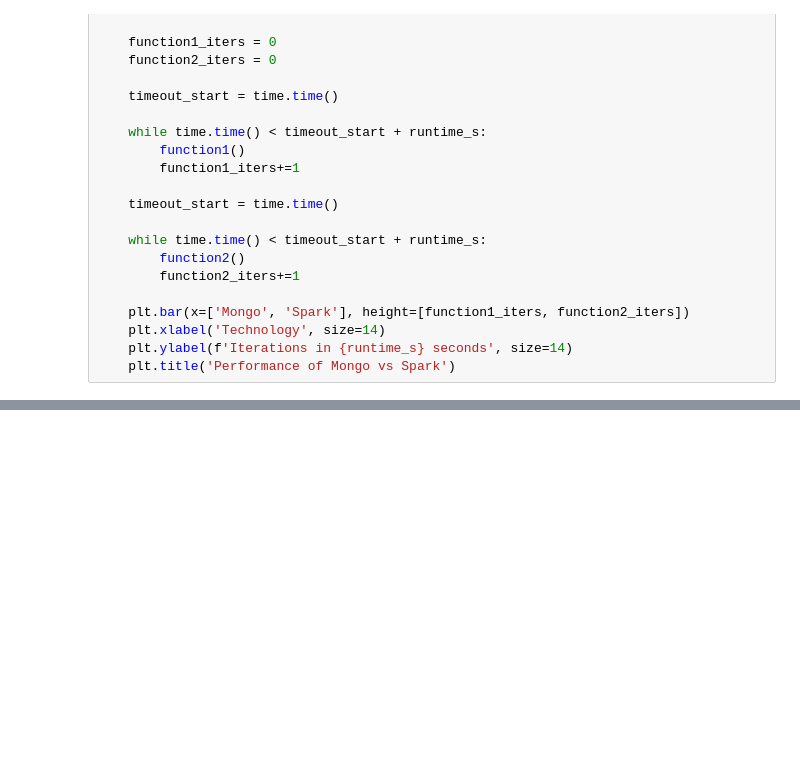
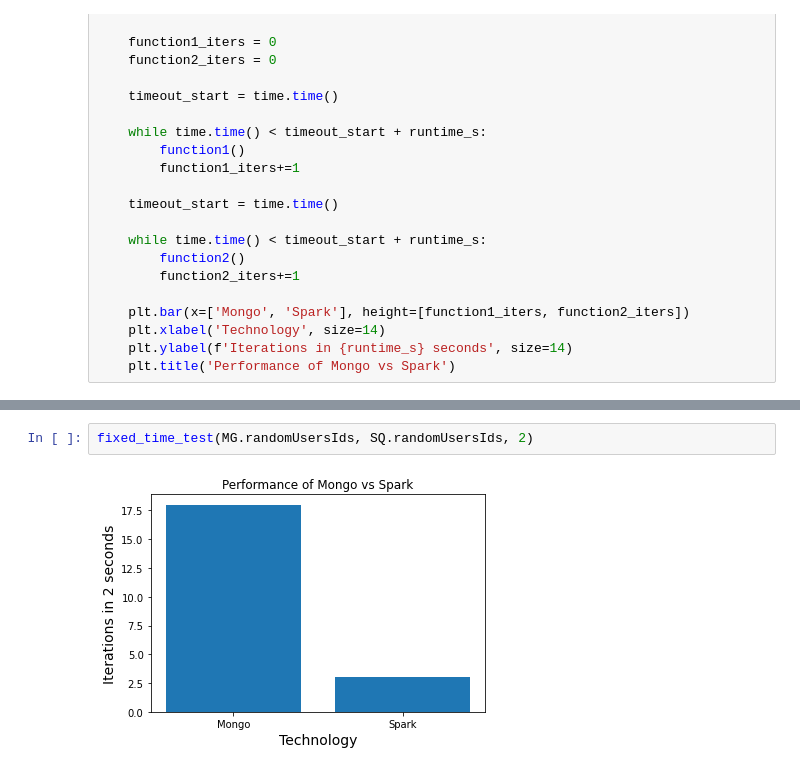
Before and after one commit to Mtortolani/slack-backend, a Jupyter notebook: profiler.ipynb, the cells around one changed output, grey strips where cells are left out. Cells and saved outputs as stored; diff of their text form; blank space fills up the shorter version.

```diff
--- a/profiler.ipynb
+++ b/profiler.ipynb
@@ -101,0 +98,4 @@ running
+# %%
+fixed_time_test(MG.randomUsersIds, SQ.randomUsersIds, 2)
+# %% [output]
+[figure, added]
```
Also changed, not shown: parts of 4 cells of this notebook, 2 other files.
